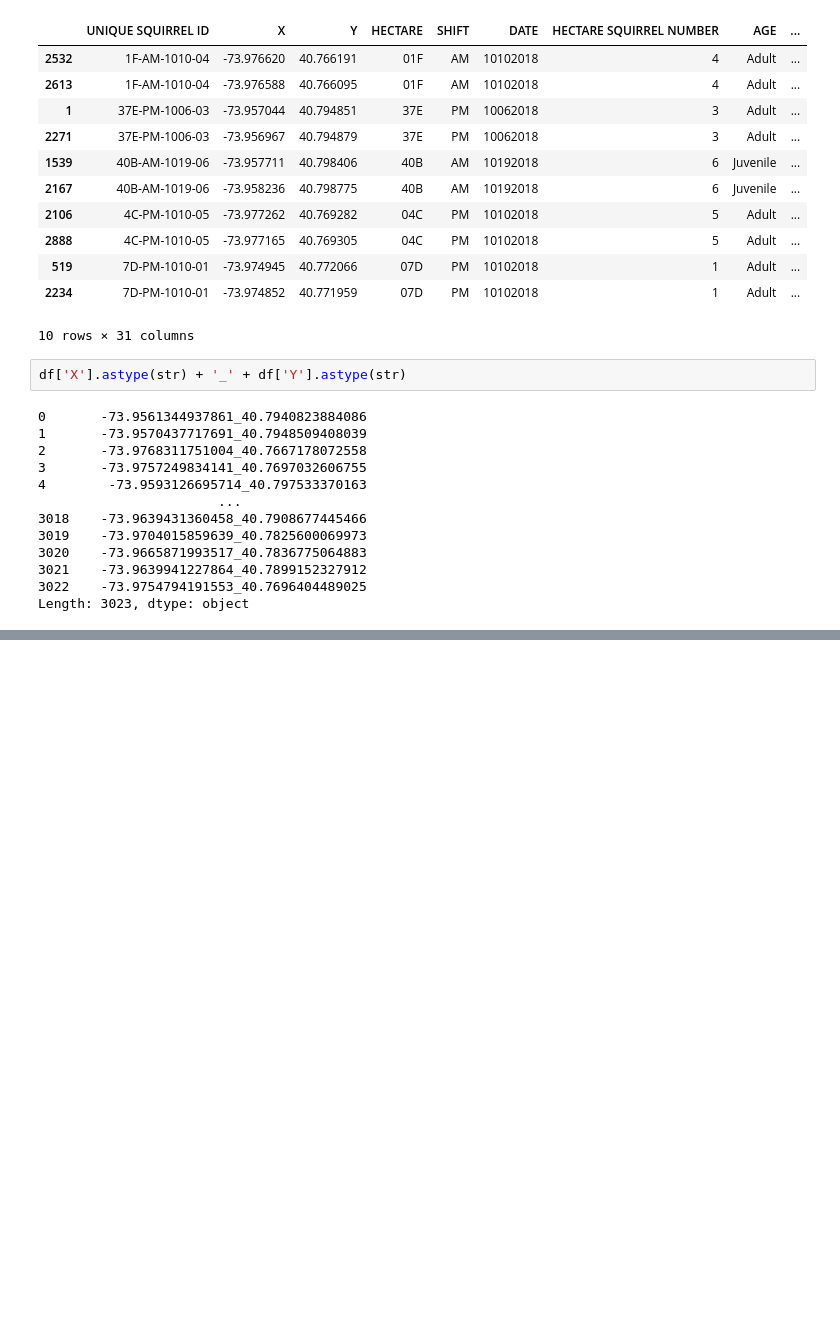
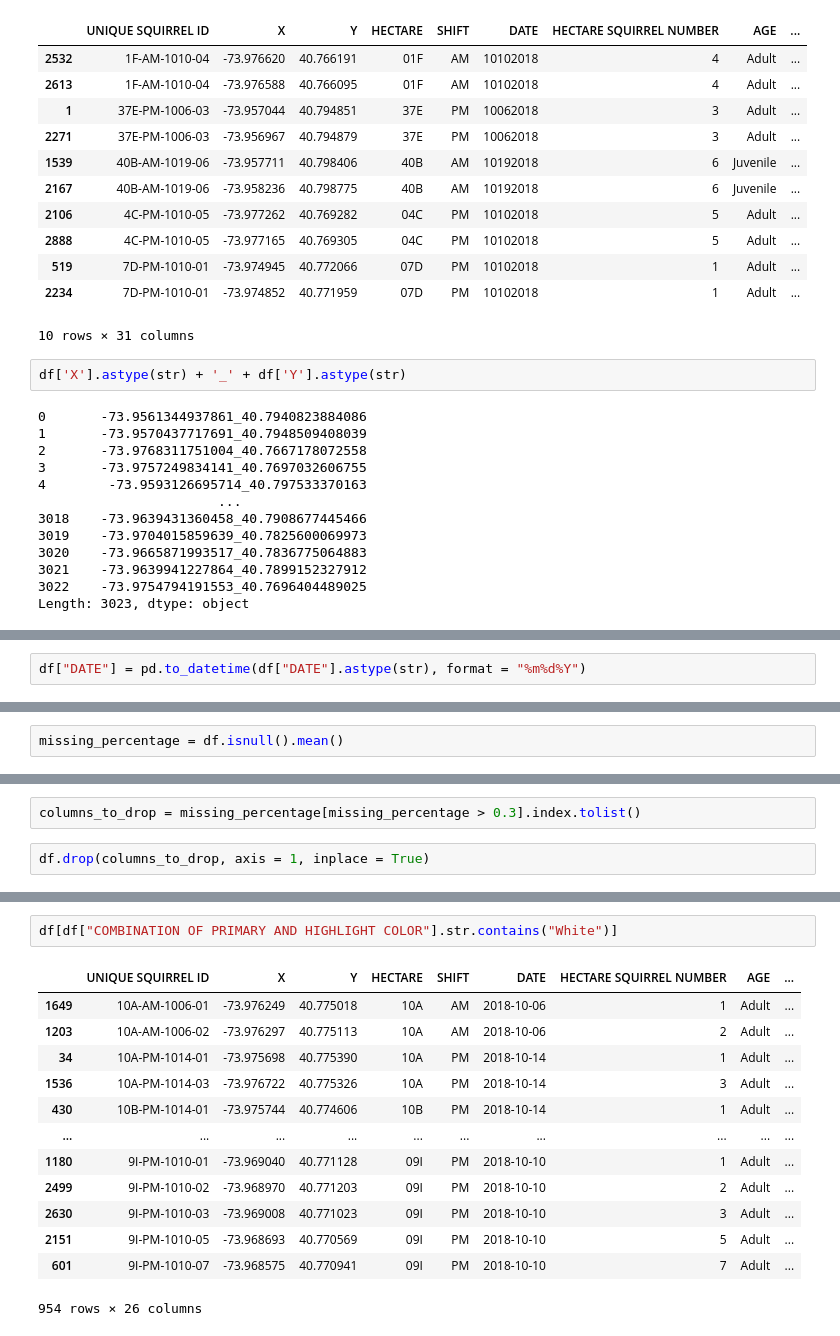
Before and after one commit to bayraktarengin/eurotech_ds, a Jupyter notebook: sincap1.ipynb, the cells around one changed output, grey strips where cells are left out. Drawn from its saved outputs; the diff is of its cells as text; blank space fills up the shorter version.

```diff
--- a/sincap1.ipynb
+++ b/sincap1.ipynb
@@ -305,0 +446,2 @@ dtype: int64
+# %%
+df["DATE"] = pd.to_datetime(df["DATE"].astype(str), format = "%m%d%Y")
@@ -305,0 +520,2 @@ dtype: int64
+# %%
+missing_percentage = df.isnull().mean()
@@ -305,0 +539,4 @@ dtype: int64
+# %%
+columns_to_drop = missing_percentage[missing_percentage > 0.3].index.tolist()
+# %%
+df.drop(columns_to_drop, axis = 1, inplace = True)
@@ -305,0 +583,16 @@ dtype: int64
+# %%
+df[df["COMBINATION OF PRIMARY AND HIGHLIGHT COLOR"].str.contains("White")]
+# %% [output]
+|  | UNIQUE SQUIRREL ID | X | Y | HECTARE | SHIFT | DATE | HECTARE SQUIRREL NUMBER | AGE | ... |
+| 1649 | 10A-AM-1006-01 | -73.976249 | 40.775018 | 10A | AM | 2018-10-06 | 1 | Adult | ... |
+| 1203 | 10A-AM-1006-02 | -73.976297 | 40.775113 | 10A | AM | 2018-10-06 | 2 | Adult | ... |
+| 34 | 10A-PM-1014-01 | -73.975698 | 40.775390 | 10A | PM | 2018-10-14 | 1 | Adult | ... |
+| 1536 | 10A-PM-1014-03 | -73.976722 | 40.775326 | 10A | PM | 2018-10-14 | 3 | Adult | ... |
+| 430 | 10B-PM-1014-01 | -73.975744 | 40.774606 | 10B | PM | 2018-10-14 | 1 | Adult | ... |
+| ... | ... | ... | ... | ... | ... | ... | ... | ... | ... |
+| 1180 | 9I-PM-1010-01 | -73.969040 | 40.771128 | 09I | PM | 2018-10-10 | 1 | Adult | ... |
+| 2499 | 9I-PM-1010-02 | -73.968970 | 40.771203 | 09I | PM | 2018-10-10 | 2 | Adult | ... |
+| 2630 | 9I-PM-1010-03 | -73.969008 | 40.771023 | 09I | PM | 2018-10-10 | 3 | Adult | ... |
+| 2151 | 9I-PM-1010-05 | -73.968693 | 40.770569 | 09I | PM | 2018-10-10 | 5 | Adult | ... |
+| 601 | 9I-PM-1010-07 | -73.968575 | 40.770941 | 09I | PM | 2018-10-10 | 7 | Adult | ... |
+954 rows × 26 columns
```
Also changed, not shown: parts of 35 cells of this notebook.
